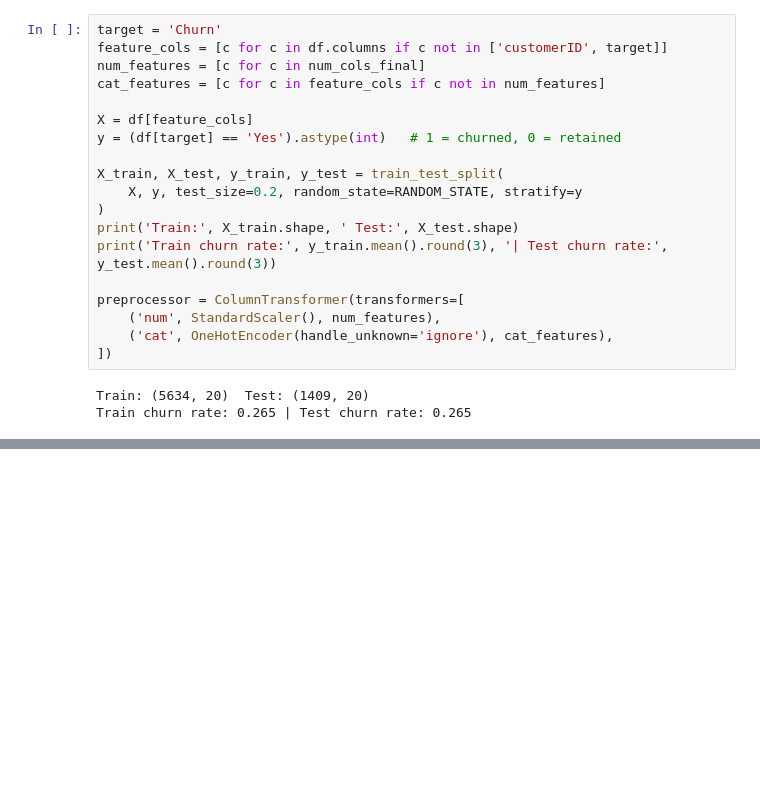
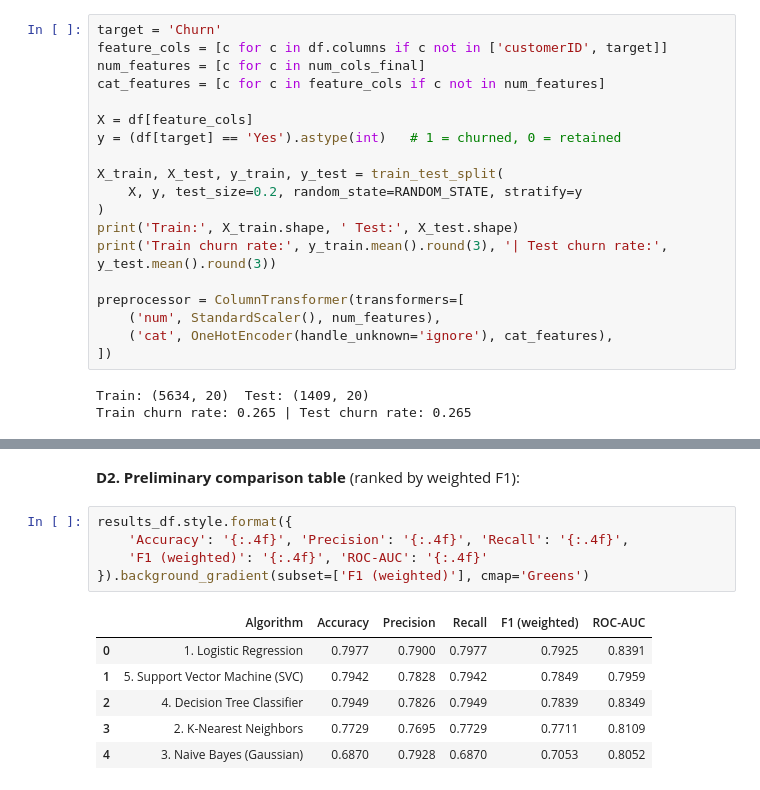
Before and after one commit to ManashaYoges/Team13_ML, a Jupyter notebook: notebooks/classification.ipynb, the cells around one changed output, grey strips where cells are left out. Drawn from its saved outputs; the diff is of its cells as text; blank space fills up the shorter version.

```diff
--- a/notebooks/classification.ipynb
+++ b/notebooks/classification.ipynb
@@ -264,0 +309,14 @@ Train churn rate: 0.265 | Test churn rate: 0.265
+# %% [markdown]
+**D2. Preliminary comparison table** (ranked by weighted F1):
+# %%
+results_df.style.format({
+    'Accuracy': '{:.4f}', 'Precision': '{:.4f}', 'Recall': '{:.4f}',
+    'F1 (weighted)': '{:.4f}', 'ROC-AUC': '{:.4f}'
+}).background_gradient(subset=['F1 (weighted)'], cmap='Greens')
+# %% [output]
+|  | Algorithm | Accuracy | Precision | Recall | F1 (weighted) | ROC-AUC |
+| 0 | 1. Logistic Regression | 0.7977 | 0.7900 | 0.7977 | 0.7925 | 0.8391 |
+| 1 | 5. Support Vector Machine (SVC) | 0.7942 | 0.7828 | 0.7942 | 0.7849 | 0.7959 |
+| 2 | 4. Decision Tree Classifier | 0.7949 | 0.7826 | 0.7949 | 0.7839 | 0.8349 |
+| 3 | 2. K-Nearest Neighbors | 0.7729 | 0.7695 | 0.7729 | 0.7711 | 0.8109 |
+| 4 | 3. Naive Bayes (Gaussian) | 0.6870 | 0.7928 | 0.6870 | 0.7053 | 0.8052 |
```
Also changed, not shown: parts of 6 cells of this notebook.
